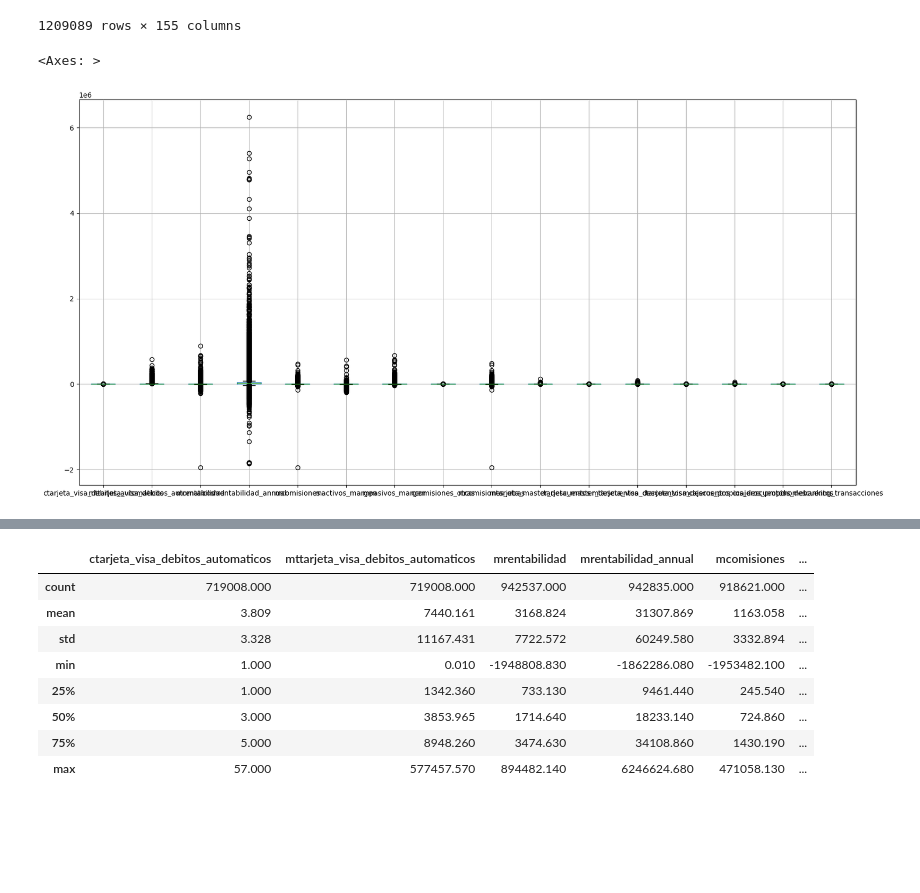
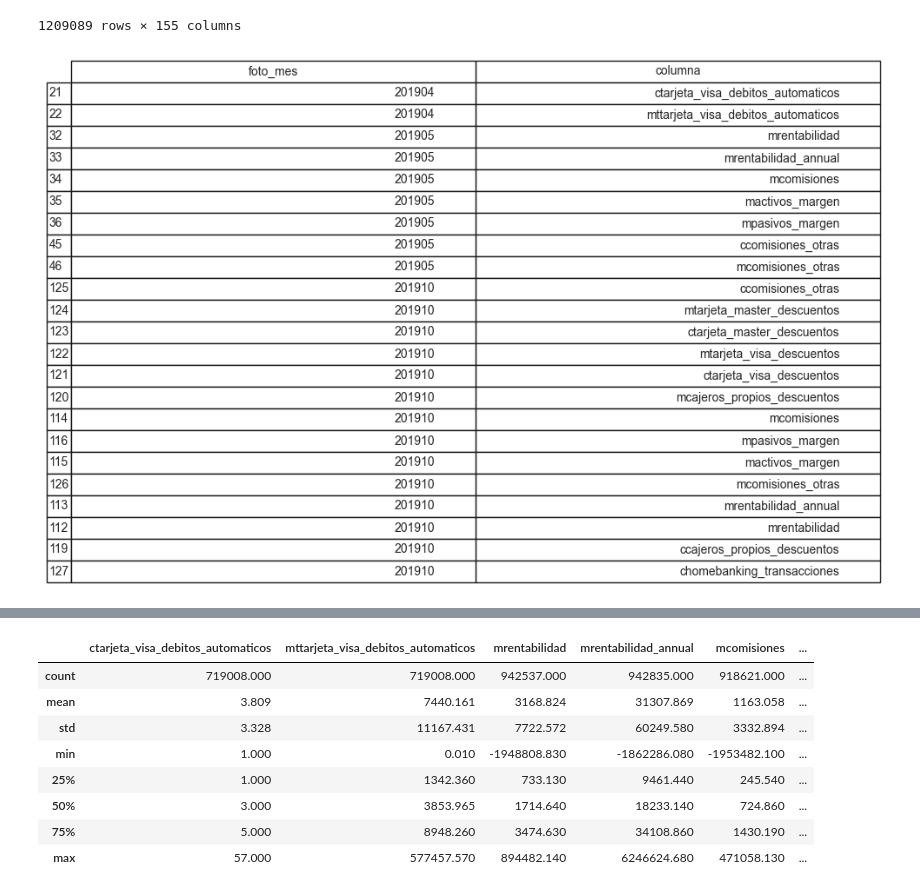
Before and after one commit to maiconfialho/dmeyf2023, a Jupyter notebook: kaggle3/experimentos_colaborativos/experimentos_colaborativos.ipynb, the cells around one changed output, grey strips where cells are left out. Saved outputs shown, nothing was run; the diff lists cells and outputs as text; code cells hidden in the pictures; blank space fills up the shorter version.

```diff
--- a/kaggle3/experimentos_colaborativos/experimentos_colaborativos.ipynb
+++ b/kaggle3/experimentos_colaborativos/experimentos_colaborativos.ipynb
@@ -455,9 +306,20 @@ dataset_inputar
 | 4870744 | 126740458 | 201904 | 1 | 0 | 1 | 33 | 56 | ... |
 | 4870745 | 127685584 | 201904 | 1 | 0 | 1 | 35 | 54 | ... |
 1209089 rows × 155 columns
-# %%
-#verificar se possui outliers
-dataset_inputar[colunas_imputar].boxplot(figsize=(20,10))
-# %% [output]
-<Axes: >
-[figure, removed]
+# %%
+df_selecionado = df_roto_zero.drop(columns='porcentagem')
+df_selecionado = df_selecionado.rename(columns={'coluna': 'columna'})
+
+fig, ax = plt.subplots(figsize=(8, 6))
+
+ax.axis('off')
+tabla = table(ax, df_selecionado, loc='center')
+
+tabla.auto_set_font_size(False)
+tabla.set_fontsize(10)
+tabla.scale(1.5, 1.5)  # Ajusta a escala da tabela
+
+plt.savefig('tabela_exportada.png', bbox_inches='tight', pad_inches=0.1)
+plt.show()
+# %% [output]
+[figure, added]
```
Also changed, not shown: parts of 36 cells of this notebook, 17 other files.
